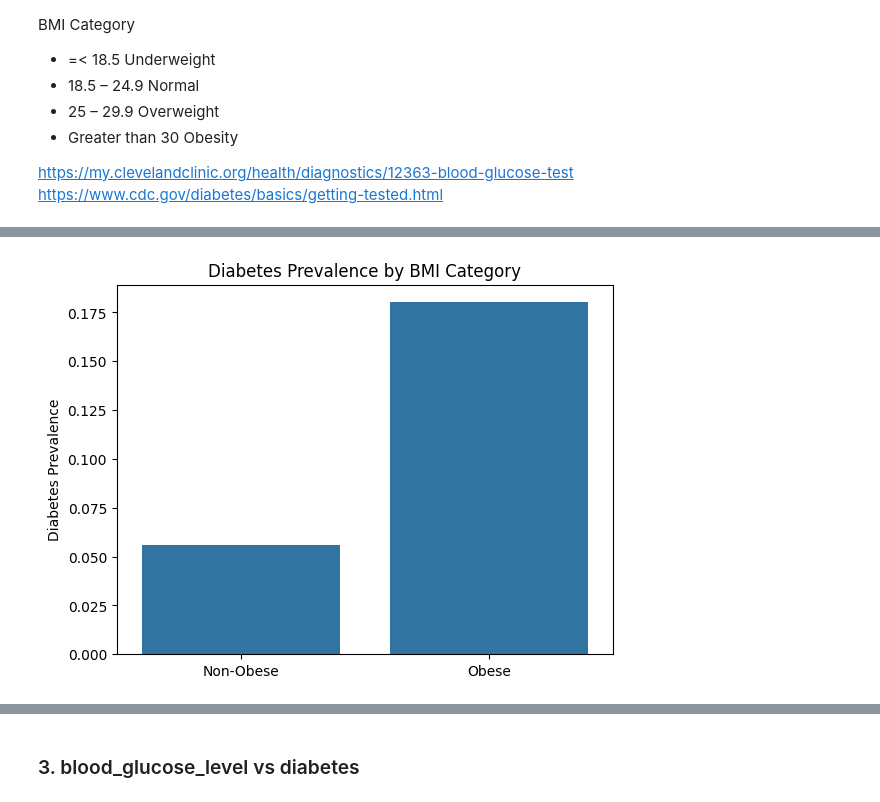
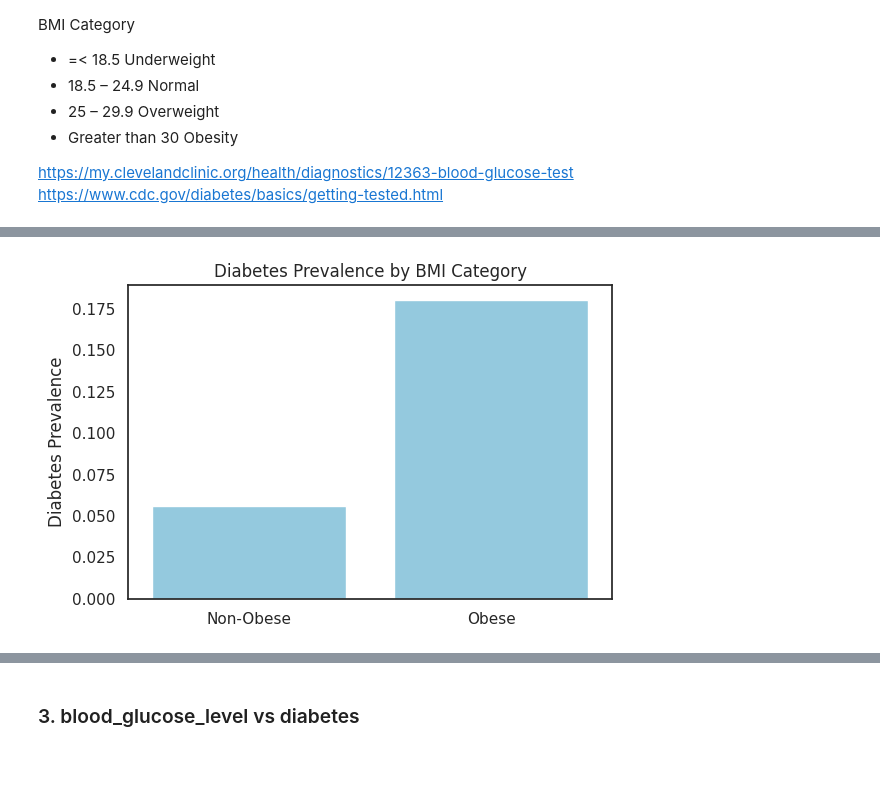
Before and after one commit to AsmaShaikhTMU/Projects, a Jupyter notebook: Initial_Results_and_Code.ipynb, the cells around one changed output, grey strips where cells are left out. Saved outputs shown, nothing was run; the diff lists cells and outputs as text; code cells hidden in the pictures; blank space fills up the shorter version.

```diff
--- a/Initial_Results_and_Code.ipynb
+++ b/Initial_Results_and_Code.ipynb
@@ -505,0 +531,16 @@ sns.countplot(data = df, x = df['blood_glucose_level'], color = 'lightblue'); #
+# %%
+# Set Seaborn style
+sns.set(style="white")
+
+# Create bar plot with sorted blood glucose levels
+plt.figure(figsize=(8, 5))
+sns.countplot(x='blood_glucose_level', data=df, color='skyblue')
+
+# Customize axis and title
+plt.title("Blood Glucose Level Distribution by Count", fontsize=14)
+plt.xlabel("blood_glucose_level (mg/dL)")
+plt.ylabel("count")
+plt.xticks(rotation=45)
+
+plt.tight_layout()
+plt.show()
@@ -618,17 +658,0 @@ The dataset **HbA1c_level** value increases, number of records with diabetes inc
-# %%
-# Define HbA1c level categories based on diabetes classification
-hba1c_bins = [0, 5.7, 6.4, float('inf')]
-hba1c_labels = ['Normal', 'Prediabetes', 'Diabetes']
-df['HbA1c_Category'] = pd.cut(df['HbA1c_level'], bins=hba1c_bins, labels=hba1c_labels)
-
-# Calculate percentage of diabetics in each HbA1c category
-hba1c_diabetes_counts = df.groupby('HbA1c_Category', observed=True)['diabetes'].mean() * 100
-
-# Create a structured table
-hba1c_table = pd.DataFrame({
-    'HbA1c Level Category': hba1c_labels,
-    'Prediction': [f"{hba1c_diabetes_counts.get(category, 0):.2f}% have diabetes" for category in hba1c_labels]
-})
-
-# Display the table
-print(hba1c_table)
@@ -691,12 +710,19 @@ Diabetes rate in obese individuals: 18.02%
 Diabetes rate in non-obese individuals: 5.58%
 # %%
-# Visualizing diabetes prevalence in obese vs. non-obese groups
-sns.barplot(x=['Non-Obese', 'Obese'], y=[non_obese_diabetes_rate, obese_diabetes_rate])
+# Plot
+plt.figure(figsize=(6, 4))
+sns.barplot(x=['Non-Obese', 'Obese'],
+            y=[non_obese_diabetes_rate, obese_diabetes_rate],
+            color='skyblue')
+
+# Labels and title
 plt.ylabel("Diabetes Prevalence")
 plt.title("Diabetes Prevalence by BMI Category")
+
+plt.tight_layout()
 plt.show()
 # %% [output]
-[figure, old version]
+[figure, new version]
 # %%
 # Define BMI categories
 bmi_bins = [0, 18.5, 24.9, 29.9, float('inf')]
```
Also changed, not shown: parts of 147 cells of this notebook.
